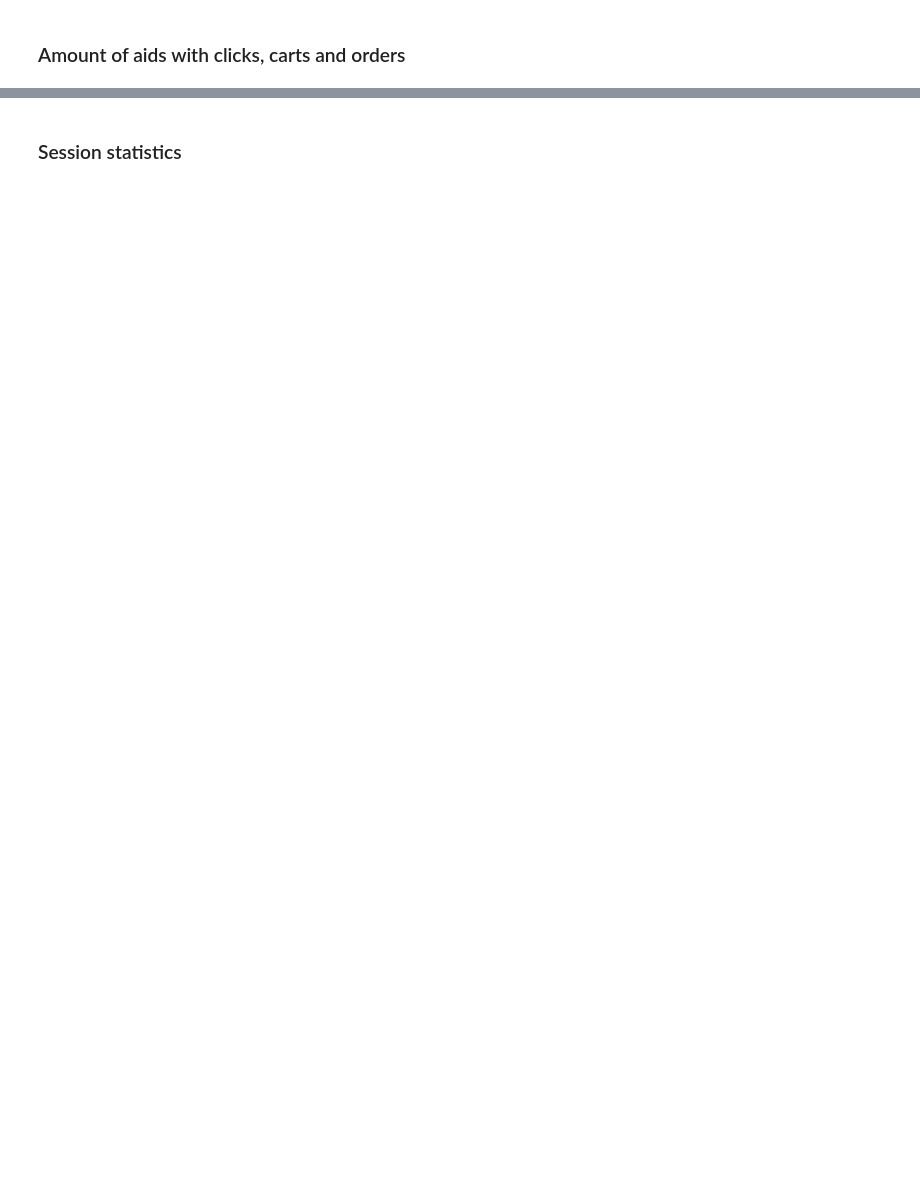
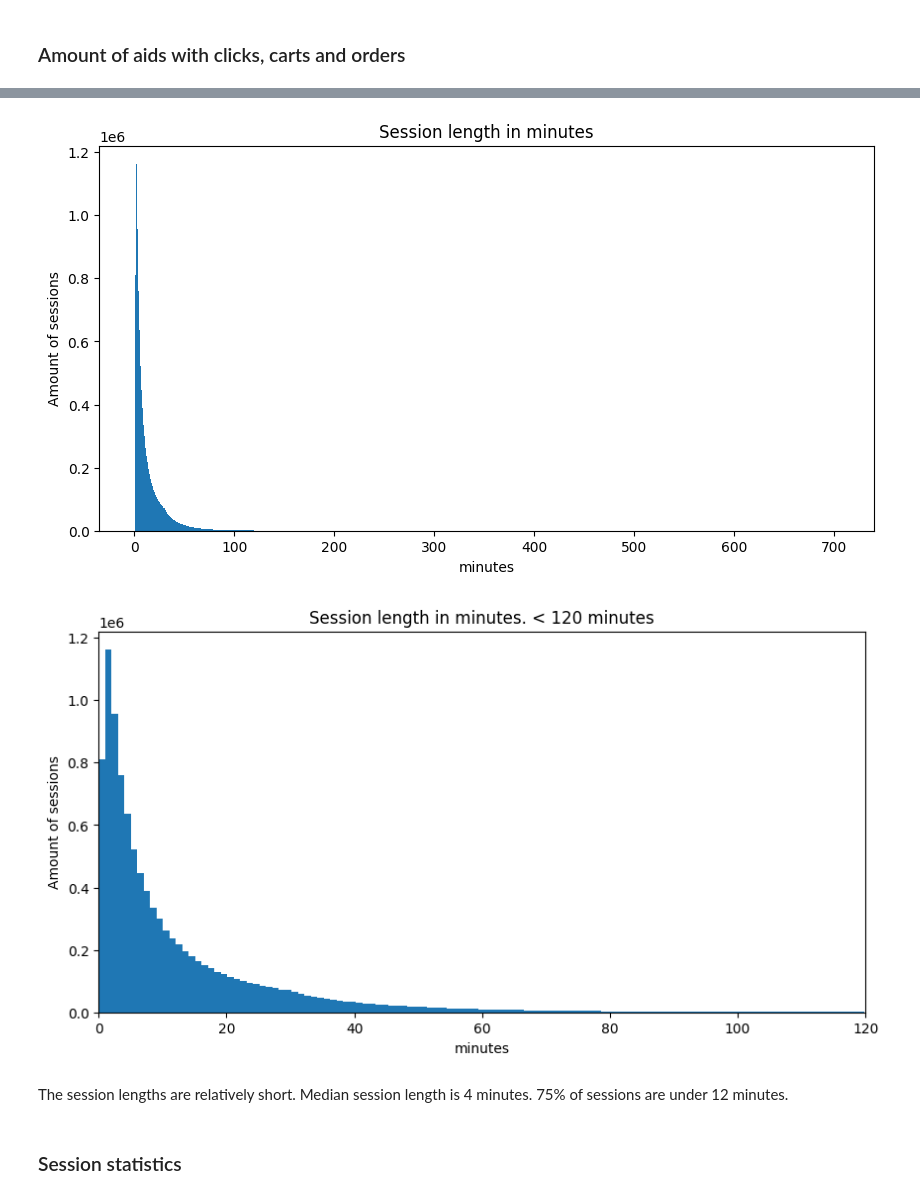
Before and after one commit to kkouri/recsys-dataset, a Jupyter notebook: data_analysis/data_analysis.ipynb, the cells around one changed output, grey strips where cells are left out. Saved outputs shown, nothing was run; the diff lists cells and outputs as text; code cells hidden in the pictures; blank space fills up the shorter version.

```diff
--- a/data_analysis/data_analysis.ipynb
+++ b/data_analysis/data_analysis.ipynb
@@ -426,0 +466,26 @@ for event in events:
+# %%
+# session length is counted as the last_ts - first_ts
+session_length_minutes = (
+    train_sessions
+    .with_columns(
+        session_start=pl.min("ts").over("session"),
+        session_end=pl.max("ts").over("session"),
+    )
+    .with_columns(session_length_minutes=((pl.col("session_end") - pl.col("session_start")) / 60).cast(pl.Float32))
+    .select(["session", "session_length_minutes"])
+    .unique()
+    .sort("session_length_minutes")
+)
+
+print(session_length_minutes)
+
+print(session_length_minutes.select("session_length_minutes").describe())
+
+sessions_under_2_hours_percentage = session_length_minutes.filter(pl.col("session_length_minutes") < 2*60).height / session_length_minutes.height * 100
+print(f"Percentage of sessions of under 2 hour: {sessions_under_2_hours_percentage:.2f}%")
+
+sessions_under_hour_percentage = session_length_minutes.filter(pl.col("session_length_minutes") < 1*60).height / session_length_minutes.height * 100
+print(f"Percentage of sessions of under 1 hour: {sessions_under_hour_percentage:.2f}%")
+
+sessions_under_30_min_percentage = session_length_minutes.filter(pl.col("session_length_minutes") < 0.5*60).height / session_length_minutes.height * 100
+print(f"Percentage of sessions of under 30 min: {sessions_under_30_min_percentage:.2f}%")
@@ -427,3 +510,27 @@ for event in events:
+# %%
+import matplotlib.pyplot as plt
+
+minutes = session_length_minutes.select("session_length_minutes").to_numpy().reshape(-1)
+
+plt.figure(figsize=(10, 5))
+plt.hist(minutes, bins=700)
+plt.title("Session length in minutes")
+plt.xlabel("minutes")
+plt.ylabel("Amount of sessions")
+plt.show()
+
+plt.figure(figsize=(10, 5))
+plt.hist(minutes, bins=700)
+plt.xlim(0, 120)
+plt.title("Session length in minutes. < 120 minutes")
+plt.xlabel("minutes")
+plt.ylabel("Amount of sessions")
+plt.show()
+# %% [output]
+[figure, added]
+[figure, added]
+# %% [markdown]
+The session lengths are relatively short. Median session length is 4 minutes. 75% of sessions are under 12 minutes.
 # %% [markdown]
 ### Session statistics
 # %%
```
Also changed, not shown: parts of 59 cells of this notebook, 1 other file.
